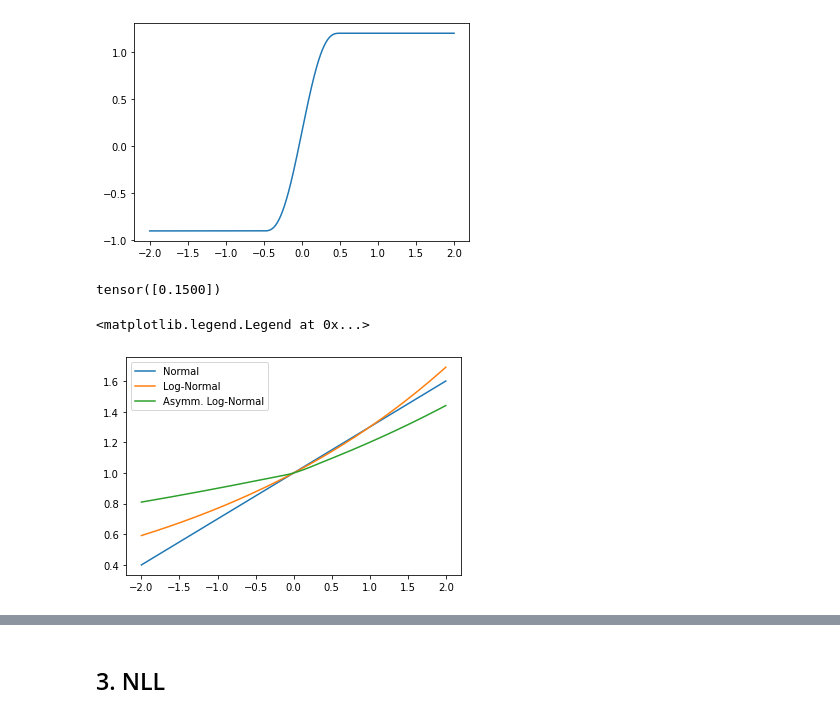
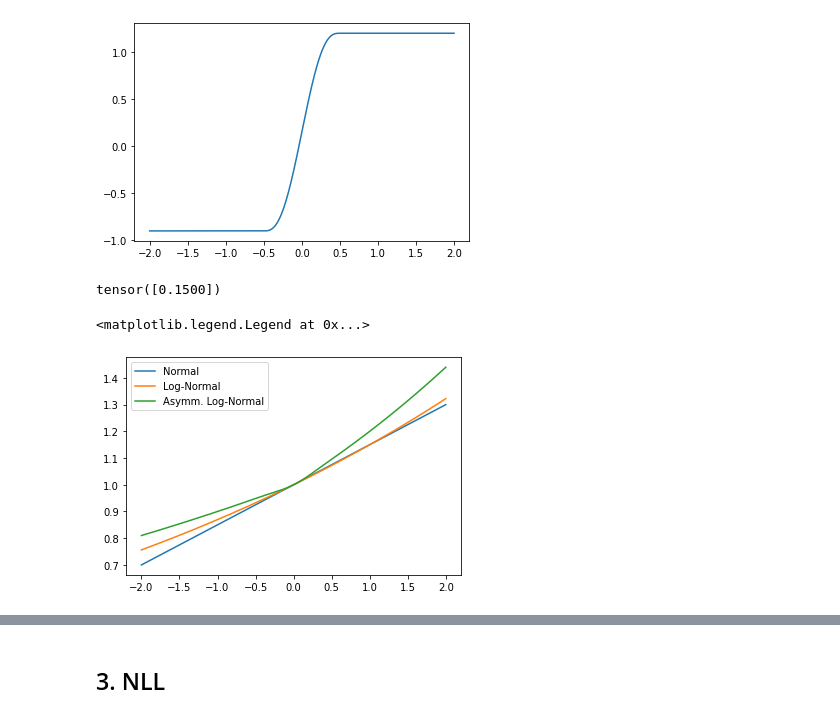
Before and after one commit to llayer/cmsopen, a Jupyter notebook: inferno/inferno_hep.ipynb, the cells around one changed output, grey strips where cells are left out. Saved outputs shown, nothing was run; the diff lists cells and outputs as text; code cells hidden in the pictures.

```diff
--- a/inferno/inferno_hep.ipynb
+++ b/inferno/inferno_hep.ipynb
@@ -117,17 +117,17 @@ kappa_std_avg = (abs(kappa_hi-1)+abs(1-kappa_lo))/2
-# %%
-kappa_std_avg
-# %% [output]
-tensor([0.1500])
+# %%
+kappa_std_avg
+# %% [output]
+tensor([0.1500])
 # %%
 # Test
 x = torch.linspace(-2, 2, 1000)
-y_norm = normal(x, (kappa_lo + (1+1-kappa_hi)/2 - 1))
-y_ln = log_normal(x, (kappa_lo + (1+1-kappa_hi)/2))
+y_norm = normal(x, kappa_std_avg)
+y_ln = log_normal(x, (1+kappa_std_avg))
 y_lnasym = asym_log_normal(x, kappa_lo, kappa_hi)
 plt.plot(x, y_norm, label="Normal")
 plt.plot(x, y_ln, label="Log-Normal")
 plt.plot(x, y_lnasym, label="Asymm. Log-Normal")
 plt.legend()
 # %% [output]
 <matplotlib.legend.Legend at 0x...>
-[figure, old version]
+[figure, new version]
```
Also changed, not shown: parts of 30 cells of this notebook.
